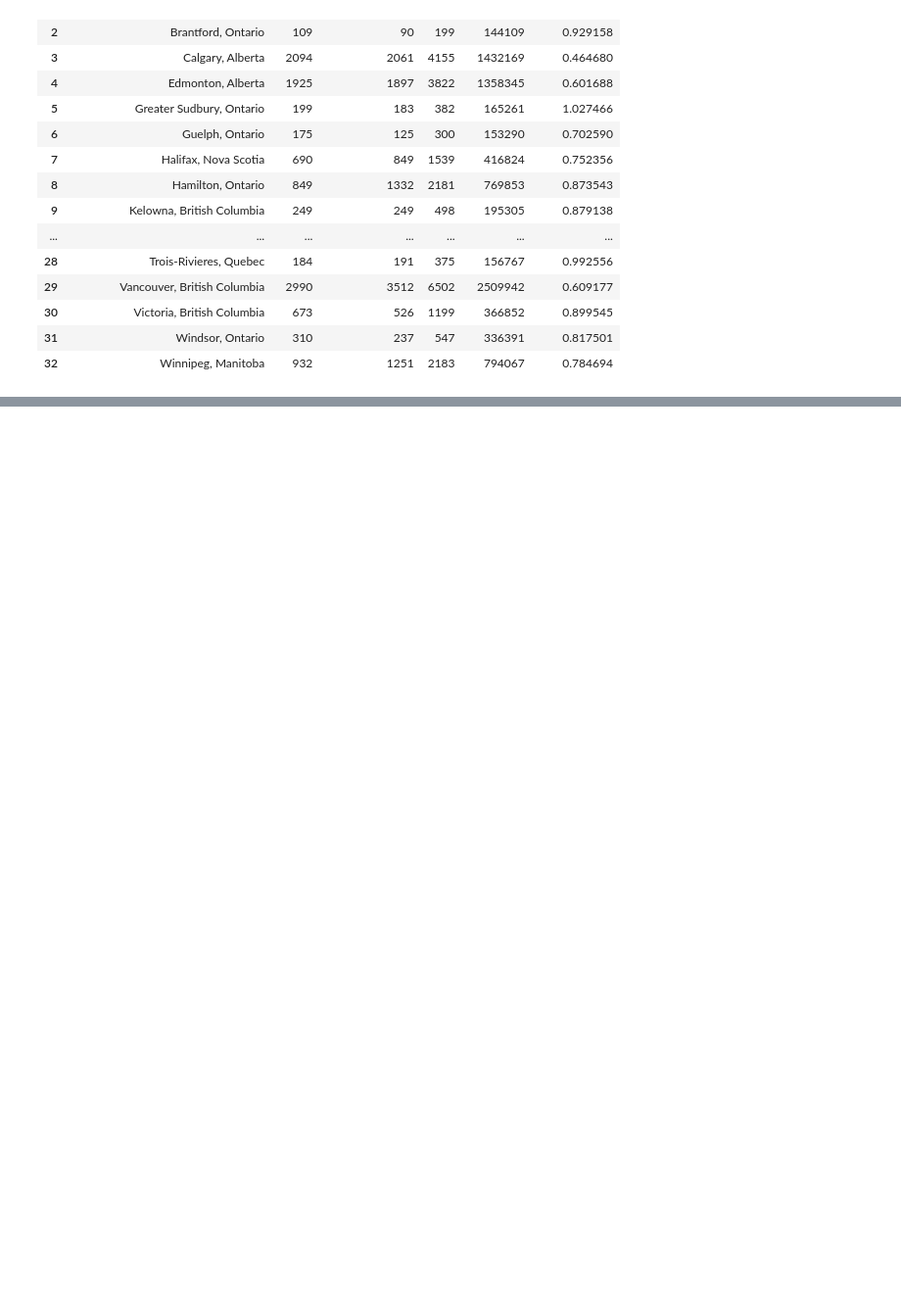
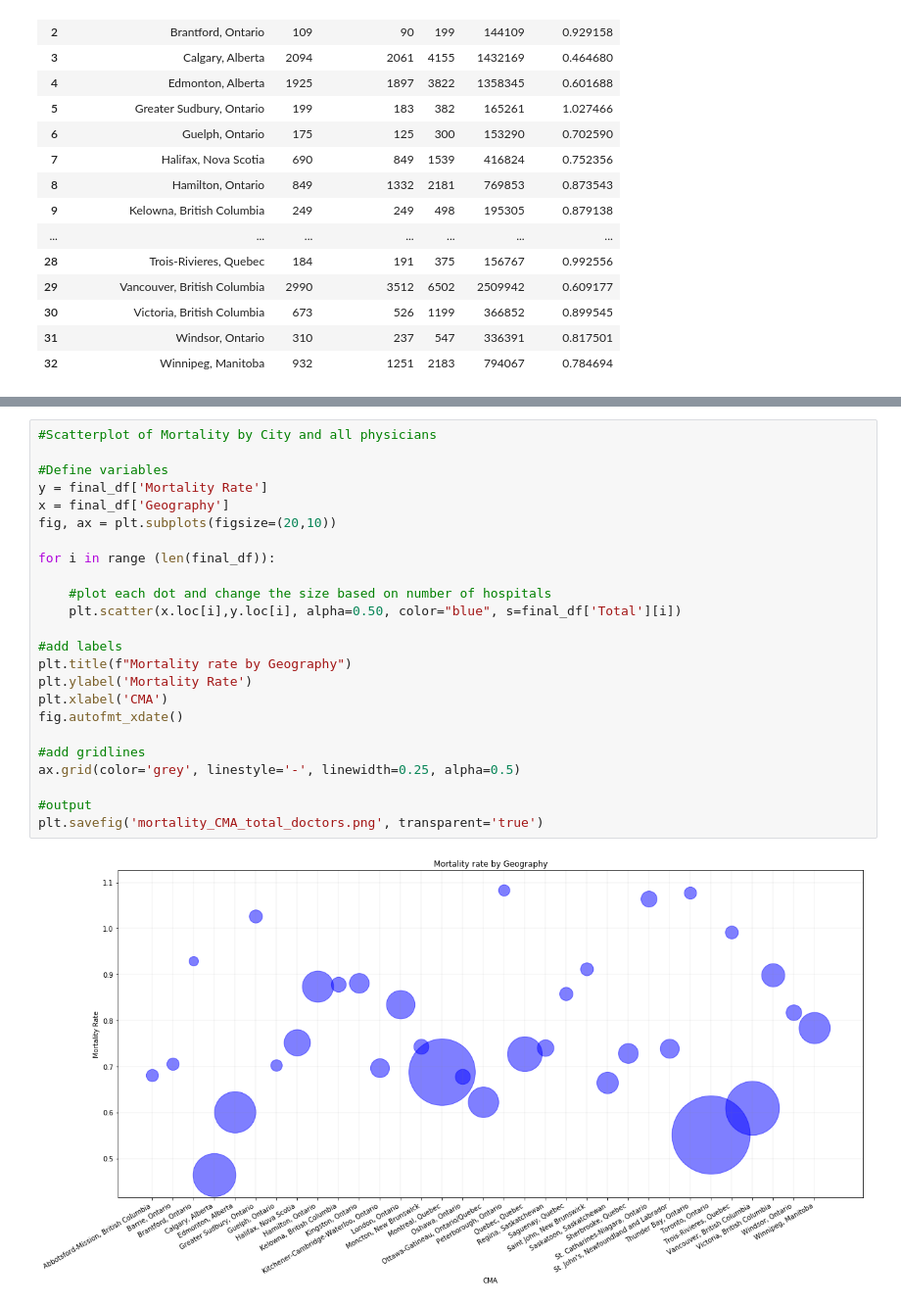
Before and after one commit to irinadrapic/project-one, a Jupyter notebook: phyisicians.ipynb, the cells around one changed output, grey strips where cells are left out. Shown: that part at 98% size. Drawn from its saved outputs; the diff is of its cells as text; blank space fills up the shorter version.

```diff
--- a/phyisicians.ipynb
+++ b/phyisicians.ipynb
@@ -128,0 +138,26 @@ ax.grid(color='grey', linestyle='-', linewidth=0.25, alpha=0.5)
+# %%
+#Scatterplot of Mortality by City and all physicians
+
+#Define variables
+y = final_df['Mortality Rate']
+x = final_df['Geography']
+fig, ax = plt.subplots(figsize=(20,10))
+
+for i in range (len(final_df)):
+
+    #plot each dot and change the size based on number of hospitals
+    plt.scatter(x.loc[i],y.loc[i], alpha=0.50, color="blue", s=final_df['Total'][i])
+
+#add labels
+plt.title(f"Mortality rate by Geography")
+plt.ylabel('Mortality Rate')
+plt.xlabel('CMA')
+fig.autofmt_xdate()
+
+#add gridlines
+ax.grid(color='grey', linestyle='-', linewidth=0.25, alpha=0.5)
+
+#output
+plt.savefig('mortality_CMA_total_doctors.png', transparent='true')
+# %% [output]
+[figure, added]
```
Also changed, not shown: parts of 4 cells of this notebook, 3 other files.
